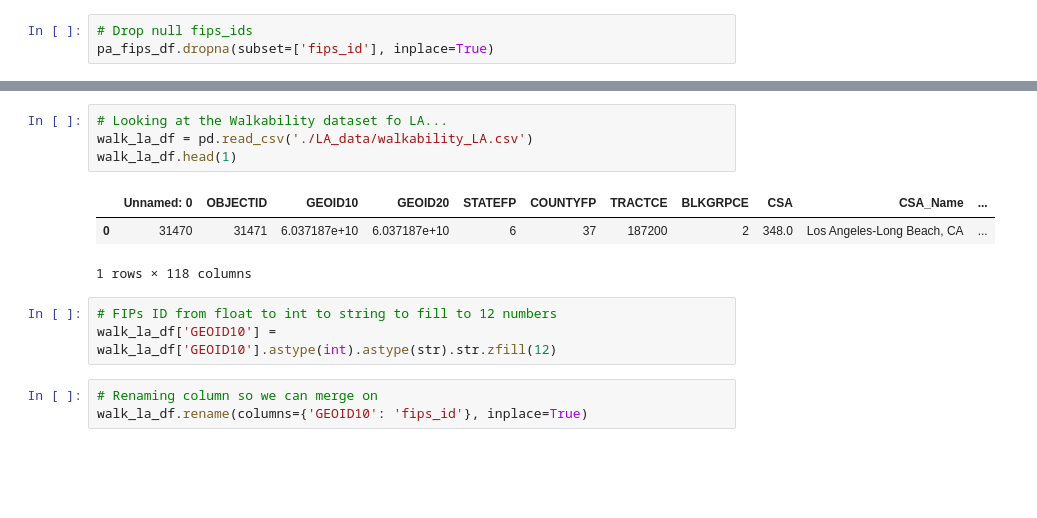
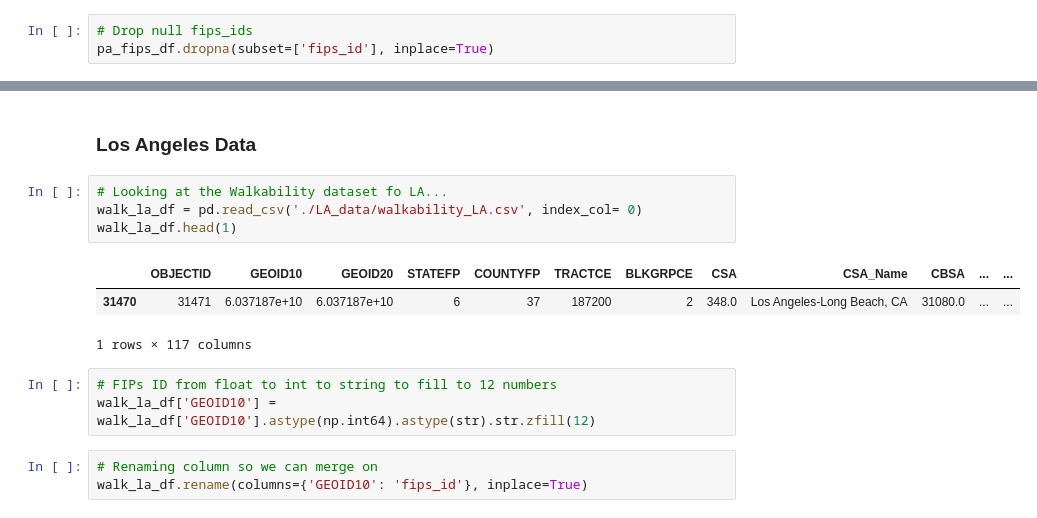
Before and after one commit to morganhof/teamwork_aq_n_walkability, a Jupyter notebook: 01_data_merge.ipynb, the cells around one changed output, grey strips where cells are left out. Cells and saved outputs as stored; diff of their text form; blank space fills up the shorter version.

```diff
--- a/01_data_merge.ipynb
+++ b/01_data_merge.ipynb
@@ -86,14 +97,16 @@ pa_fips_df.head(1)
+# %% [markdown]
+### Los Angeles Data
 # %%
 # Looking at the Walkability dataset fo LA...
-walk_la_df = pd.read_csv('./LA_data/walkability_LA.csv')
+walk_la_df = pd.read_csv('./LA_data/walkability_LA.csv', index_col= 0)
 walk_la_df.head(1)
 # %% [output]
-|  | Unnamed: 0 | OBJECTID | GEOID10 | GEOID20 | STATEFP | COUNTYFP | TRACTCE | BLKGRPCE | CSA | CSA_Name | ... |
-| 0 | 31470 | 31471 | 6.037187e+10 | 6.037187e+10 | 6 | 37 | 187200 | 2 | 348.0 | Los Angeles-Long Beach, CA | ... |
+|  | OBJECTID | GEOID10 | GEOID20 | STATEFP | COUNTYFP | TRACTCE | BLKGRPCE | CSA | CSA_Name | CBSA | ... | ... |
+| 31470 | 31471 | 6.037187e+10 | 6.037187e+10 | 6 | 37 | 187200 | 2 | 348.0 | Los Angeles-Long Beach, CA | 31080.0 | ... | ... |
-1 rows × 118 columns
+1 rows × 117 columns
 # %%
 # FIPs ID from float to int to string to fill to 12 numbers
-walk_la_df['GEOID10'] = walk_la_df['GEOID10'].astype(int).astype(str).str.zfill(12)
+walk_la_df['GEOID10'] = walk_la_df['GEOID10'].astype(np.int64).astype(str).str.zfill(12)
 # %%
 # Renaming column so we can merge on
 walk_la_df.rename(columns={'GEOID10': 'fips_id'}, inplace=True)
```
Also changed, not shown: parts of 20 cells of this notebook.
